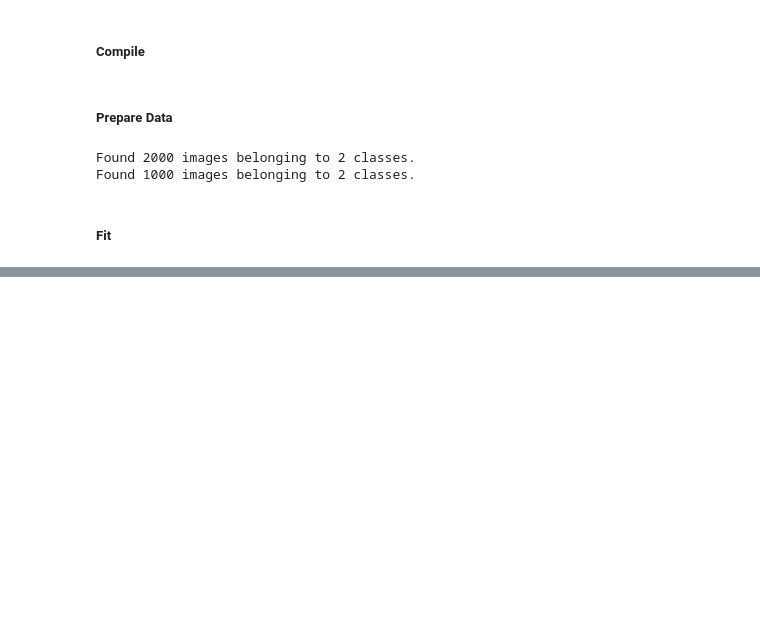
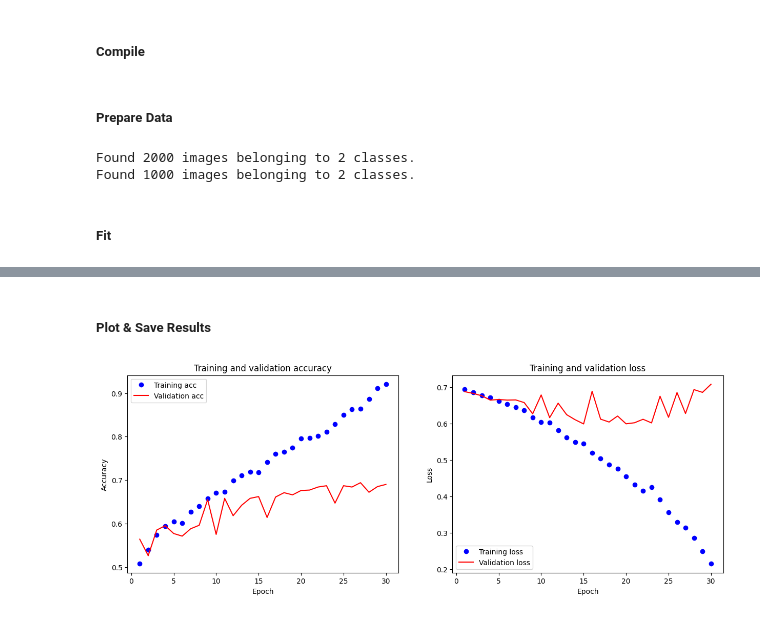
Before and after one commit to schneialexan/deep-learning, a Jupyter notebook: Hausaufgaben/Blatt 3/HA03.ipynb, the cells around one changed output, grey strips where cells are left out. Saved outputs shown, nothing was run; the diff lists cells and outputs as text; code cells hidden in the pictures; blank space fills up the shorter version.

```diff
--- a/Hausaufgaben/Blatt 3/HA03.ipynb
+++ b/Hausaufgaben/Blatt 3/HA03.ipynb
@@ -41,0 +60,10 @@ def plot_history(history):
+# %%
+def fit_model(model, train_generator, val_generator):
+    history = model.fit(
+        train_generator,
+        steps_per_epoch= STEPS_PER_EPOCH,
+        epochs = EPOCHS,
+        validation_data=val_generator,
+        validation_steps=VAL_STEPS
+    )
+    return history
@@ -82,7 +123,7 @@ def base_model():
     model.add(tf.keras.layers.MaxPooling2D((2, 2)))
     # Classification Block
     model.add(tf.keras.layers.Flatten())
-    model.add(tf.keras.layers.Dense(512, activation= 'relu'))
+    model.add(tf.keras.layers.Dense(256, activation= 'relu'))
     model.add(tf.keras.layers.Dense(1, activation='sigmoid'))
     return model
 baseline_model = base_model()
@@ -110,7 +151,7 @@ _________________________________________________________________
 ##### Compile
 # %%
 baseline_model.compile(loss = 'binary_crossentropy',
-                       optimizer=tf.keras.optimizers.RMSprop(learning_rate=1e-4),
+                       optimizer=tf.keras.optimizers.SGD(learning_rate=0.001, momentum=0.9),
                        metrics=['acc'])
 # %% [markdown]
 ##### Prepare Data
@@ -130,3 +171,8 @@ Found 2000 images belonging to 2 classes.
 Found 1000 images belonging to 2 classes.
 # %% [markdown]
 ##### Fit
+# %%
+command = f"python auslastung.py {os.getpid()} 'output/auslastung/baseline.png'"
+process = subprocess.Popen(command, shell=True)
+baseline_history = fit_model(baseline_model, train_gen, val_gen)
+process.wait()
@@ -132,0 +210,8 @@ Found 1000 images belonging to 2 classes.
+# %% [markdown]
+##### Plot & Save Results
+# %%
+baseline_fig = plot_history(baseline_history)
+baseline_fig.savefig('output/plots/baseline_history.png')
+baseline_model.save('output/models/baseline_model.h5')
+# %% [output]
+[figure, added]
```
Also changed, not shown: parts of 79 cells of this notebook, 27 other files.
